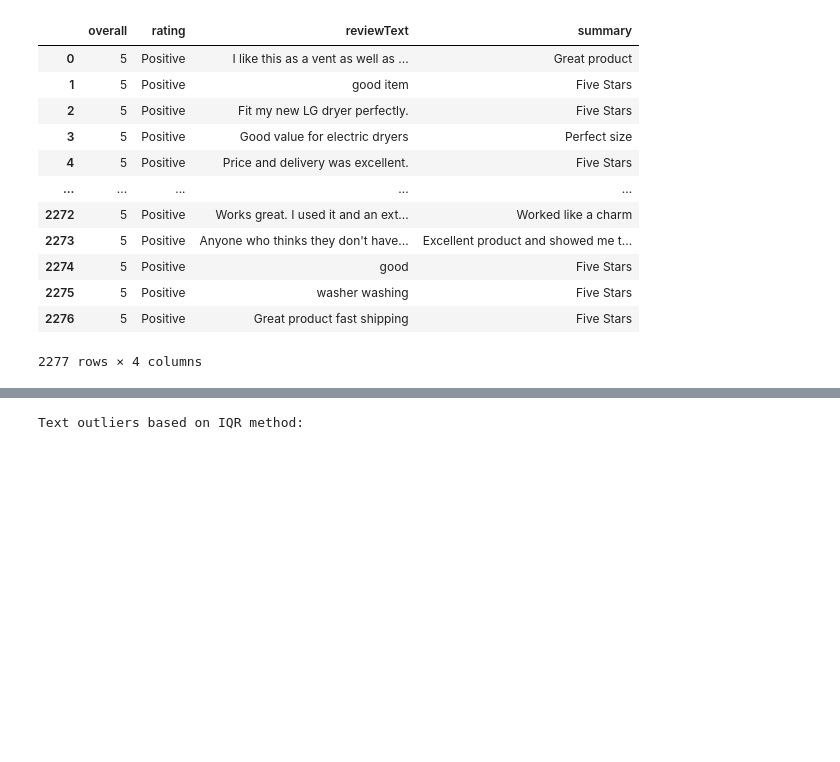
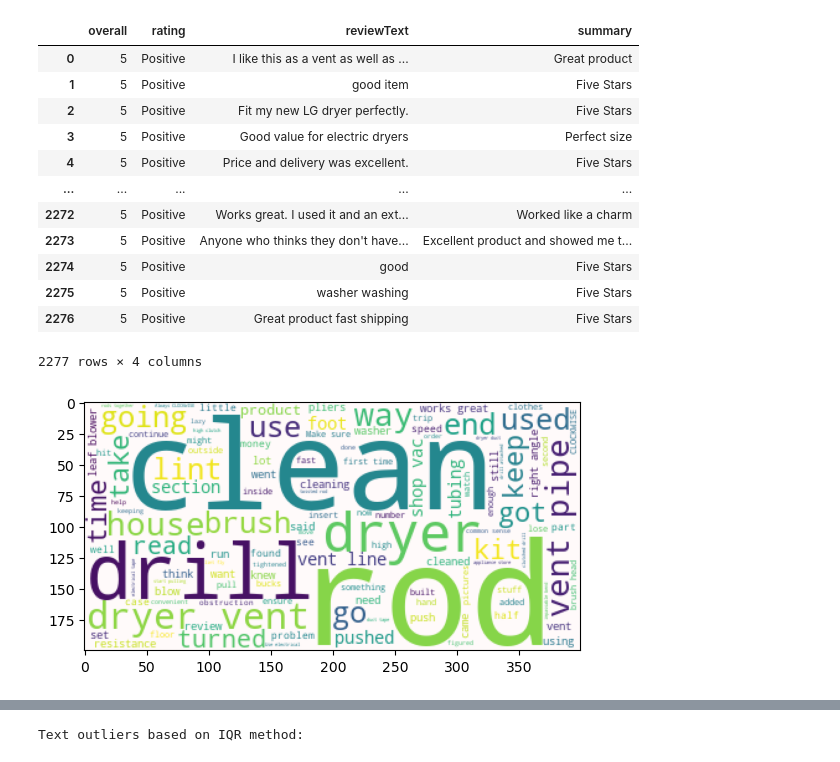
Before and after one commit to rolandjosephb/Comp262-Group3, a Jupyter notebook: Group 3.ipynb, the cells around one changed output, grey strips where cells are left out. Drawn from its saved outputs; the diff is of its cells as text; code cells hidden in the pictures; blank space fills up the shorter version.

```diff
--- a/Group 3.ipynb
+++ b/Group 3.ipynb
@@ -472,3 +474,15 @@ selected_columns
 | 2275 | 5 | Positive | washer washing | Five Stars |
 | 2276 | 5 | Positive | Great product fast shipping | Five Stars |
 2277 rows × 4 columns
+# %%
+#wordcloud for reviewText(can be use for textblob lexicon)
+from wordcloud import WordCloud
+
+#combining all text
+wcreviewtext = " ".join(review for review in selected_columns['reviewText'].dropna())
+wordcloud = WordCloud(background_color="snow").generate(wcreviewtext)
+plt.imshow(wordcloud, interpolation='hamming')
+plt.axis("on")
+plt.show()
+# %% [output]
+[figure, added]
```
Also changed, not shown: parts of 13 cells of this notebook.
